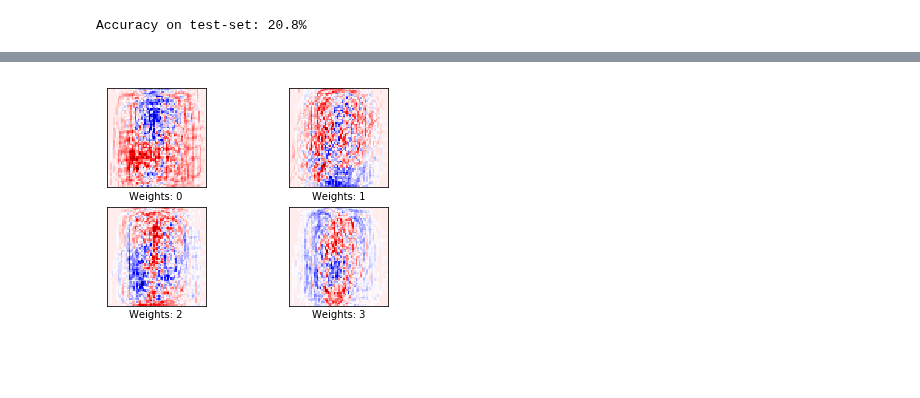
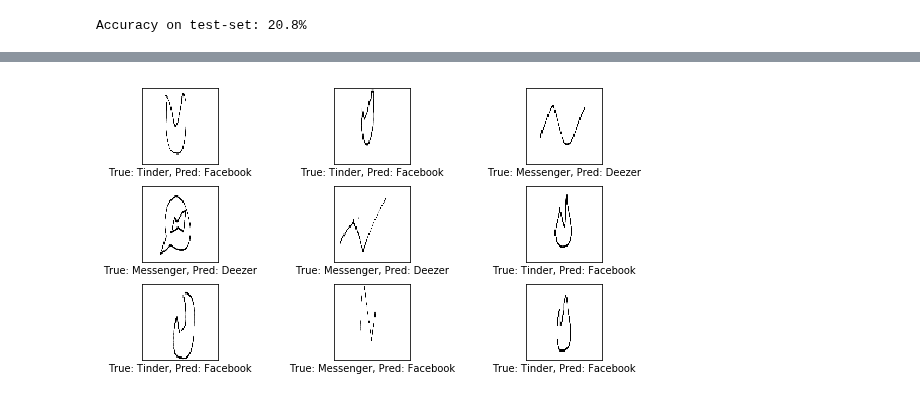
Before and after one commit to DatenBiene/Reco_Logo, a Jupyter notebook: SLR avec Tensorflow Pierre.ipynb, the cells around one changed output, grey strips where cells are left out. Saved outputs shown, nothing was run; the diff lists cells and outputs as text; code cells hidden in the pictures; blank space fills up the shorter version.

```diff
--- a/SLR avec Tensorflow Pierre.ipynb
+++ b/SLR avec Tensorflow Pierre.ipynb
@@ -380,4 +317,4 @@ plot_example_errors()
-# %%
-plot_weights()
-# %% [output]
-[figure, removed]
+# %%
+examples_erreurs()
+# %% [output]
+[figure, added]
```
Also changed, not shown: parts of 37 cells of this notebook, 2 other files.
